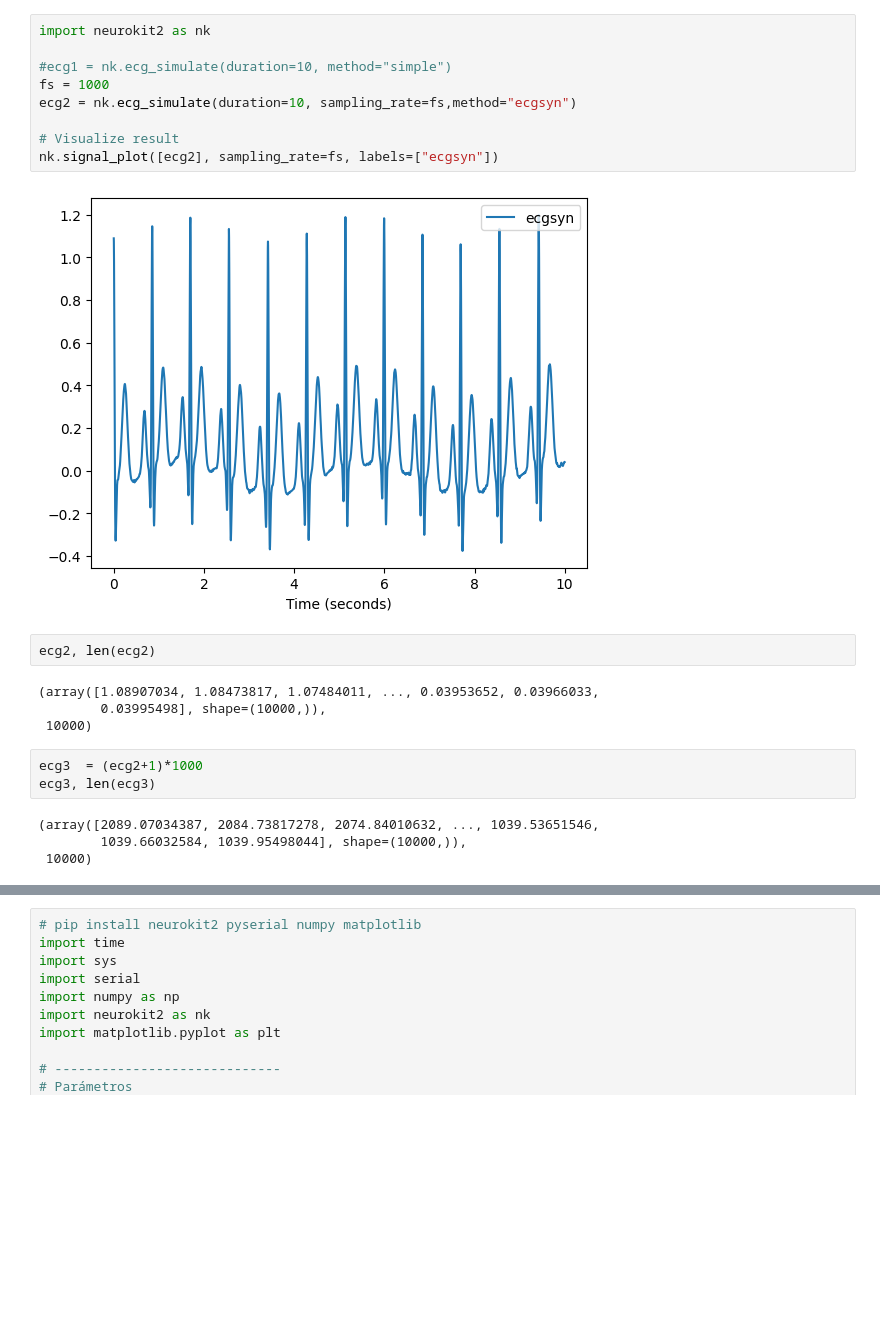
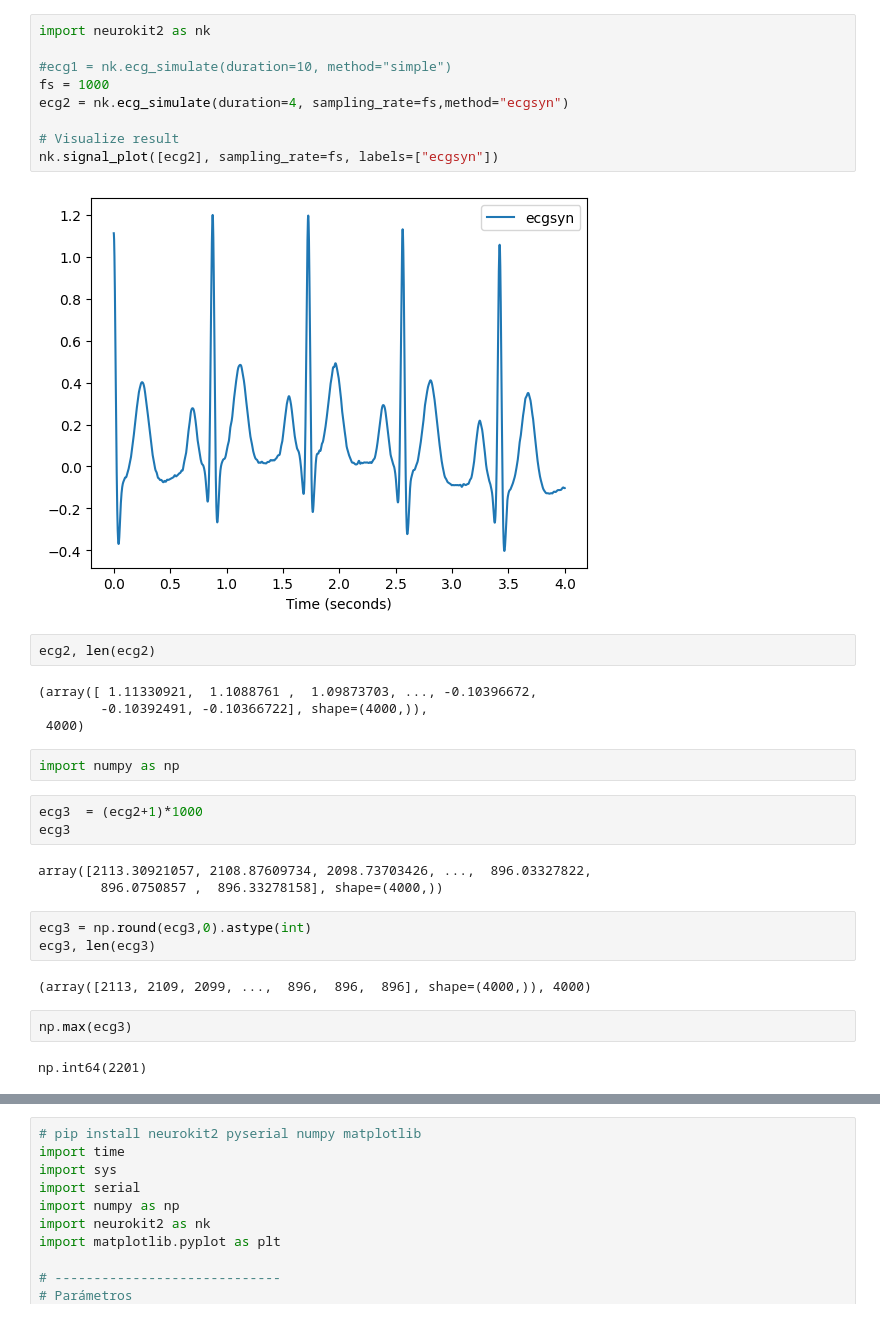
Before and after one commit to MSMRo/TINYML-PICO2-SIGNALS, a Jupyter notebook: UI_SEND_SIGNALS/test_gen_signals.ipynb, the cells around one changed output, grey strips where cells are left out. Drawn from its saved outputs; the diff is of its cells as text; blank space fills up the shorter version.

```diff
--- a/UI_SEND_SIGNALS/test_gen_signals.ipynb
+++ b/UI_SEND_SIGNALS/test_gen_signals.ipynb
@@ -1,24 +1,34 @@
 # %%
 import neurokit2 as nk
 
 #ecg1 = nk.ecg_simulate(duration=10, method="simple")
 fs = 1000
-ecg2 = nk.ecg_simulate(duration=10, sampling_rate=fs,method="ecgsyn")
+ecg2 = nk.ecg_simulate(duration=4, sampling_rate=fs,method="ecgsyn")
 
 # Visualize result
 nk.signal_plot([ecg2], sampling_rate=fs, labels=["ecgsyn"])
 # %% [output]
-[figure, old version]
+[figure, new version]
 # %%
 ecg2, len(ecg2)
 # %% [output]
-(array([1.08907034, 1.08473817, 1.07484011, ..., 0.03953652, 0.03966033,
-        0.03995498], shape=(10000,)),
- 10000)
+(array([ 1.11330921,  1.1088761 ,  1.09873703, ..., -0.10396672,
+        -0.10392491, -0.10366722], shape=(4000,)),
+ 4000)
+# %%
+import numpy as np
 # %%
 ecg3  = (ecg2+1)*1000
-ecg3, len(ecg3)
+ecg3
 # %% [output]
-(array([2089.07034387, 2084.73817278, 2074.84010632, ..., 1039.53651546,
-        1039.66032584, 1039.95498044], shape=(10000,)),
- 10000)
+array([2113.30921057, 2108.87609734, 2098.73703426, ...,  896.03327822,
+        896.0750857 ,  896.33278158], shape=(4000,))
+# %%
+ecg3 = np.round(ecg3,0).astype(int)
+ecg3, len(ecg3)
+# %% [output]
+(array([2113, 2109, 2099, ...,  896,  896,  896], shape=(4000,)), 4000)
+# %%
+np.max(ecg3)
+# %% [output]
+np.int64(2201)
```
Also changed, not shown: parts of 5 cells of this notebook.
